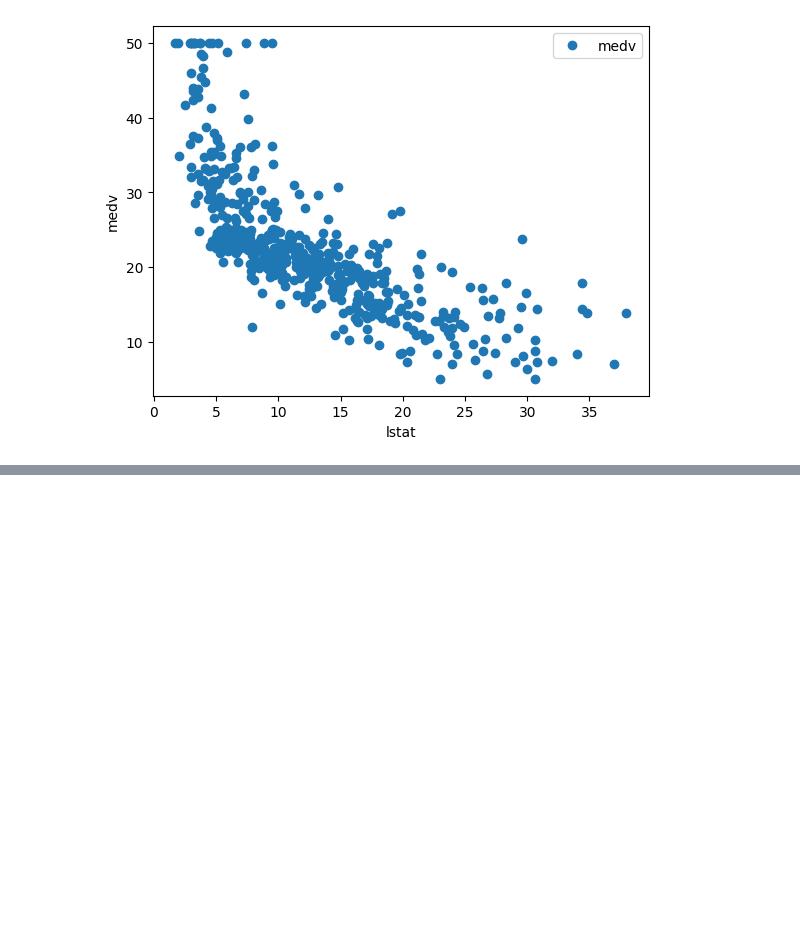
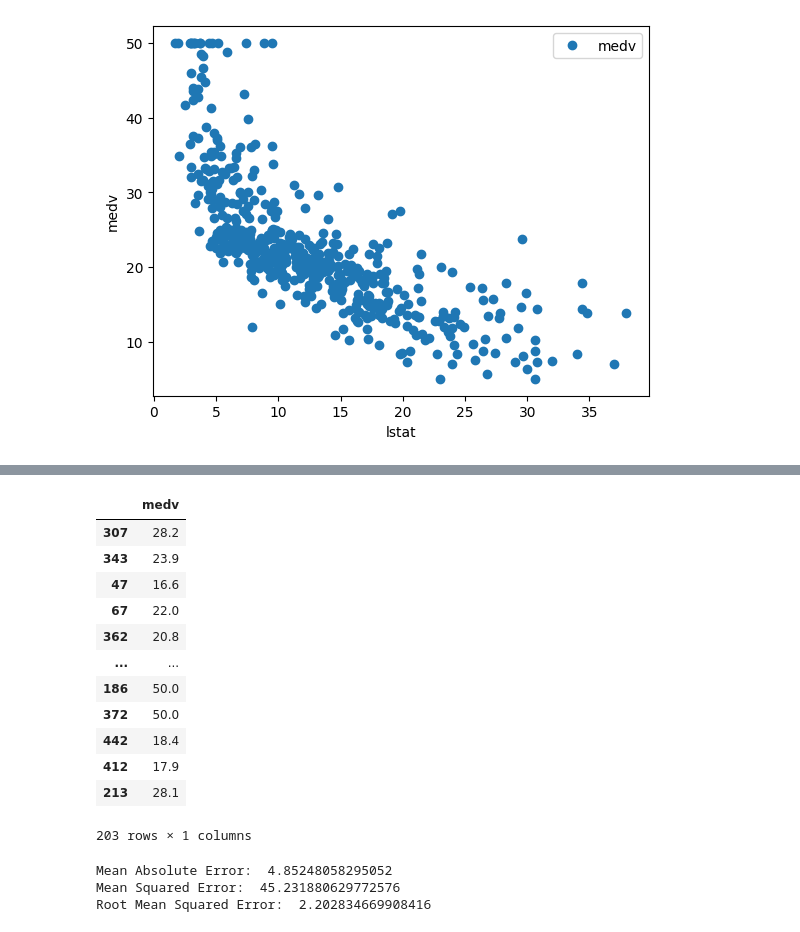
Before and after one commit to sahan77406/Supervised_Algorithms_Projects, a Jupyter notebook: Linear_Regression.ipynb, the cells around one changed output, grey strips where cells are left out. Cells and saved outputs as stored; diff of their text form; code cells hidden in the pictures; blank space fills up the shorter version.

```diff
--- a/Linear_Regression.ipynb
+++ b/Linear_Regression.ipynb
@@ -93,12 +93,12 @@ X_train, X_test, y_train, y_test = train_test_split(X_features, y_labels, test_s
 
 
 # Data for test set will be divided into two. 20% for test set and 20% for validation set
-X_val, X_test, y_val, y_test = train_test_split(X_test, y_test, test_size=0.5, random_state=1)
+# X_val, X_test, y_val, y_test = train_test_split(X_test, y_test, test_size=0.5, random_state=1)
 
 
 # To print out the all data percentage.
-data = [y_train, y_test, y_val]
-data_labels = ["Train: ", "Test: ", "Validation: "]
+data = [y_train, y_test]
+data_labels = ["Train: ", "Test: "]
 
 
 for (data_label, dataset) in zip(data_labels,data):
@@ -127,0 +173,29 @@ y_val: (101, 1)
+# %%
+y_test
+# %% [output]
+|  | medv |
+| 307 | 28.2 |
+| 343 | 23.9 |
+| 47 | 16.6 |
+| 67 | 22.0 |
+| 362 | 20.8 |
+| ... | ... |
+| 186 | 50.0 |
+| 372 | 50.0 |
+| 442 | 18.4 |
+| 412 | 17.9 |
+| 213 | 28.1 |
+203 rows × 1 columns
+# %%
+# Evaluate algorithm
+
+from sklearn import metrics
+import numpy as np
+
+print ('Mean Absolute Error: ', metrics.mean_absolute_error(y_test, y_pred))
+print ('Mean Squared Error: ', metrics.mean_squared_error(y_test, y_pred))
+print ('Root Mean Squared Error: ', np.sqrt(metrics.mean_absolute_error(y_test, y_pred)))
+# %% [output]
+Mean Absolute Error:  4.85248058295052
+Mean Squared Error:  45.231880629772576
+Root Mean Squared Error:  2.202834669908416
```
Also changed, not shown: parts of 6 cells of this notebook.
